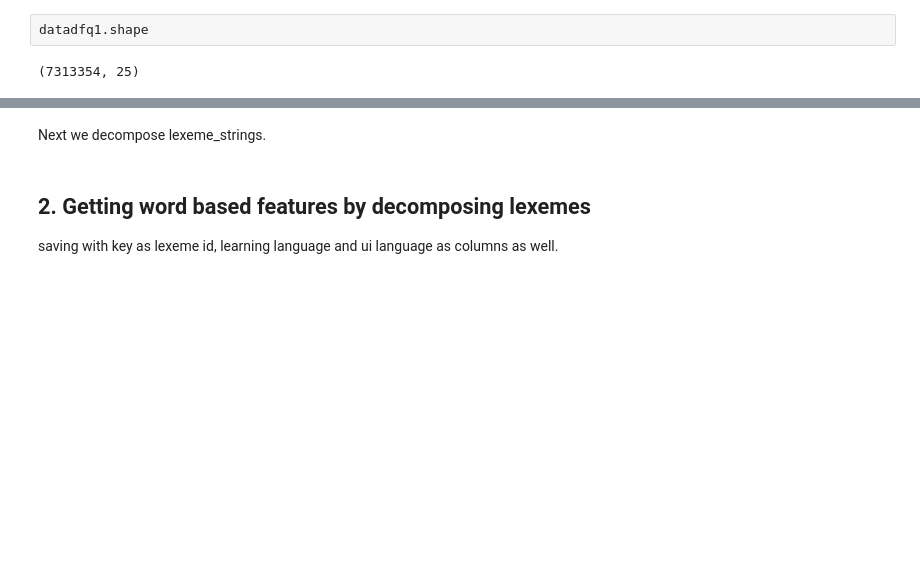
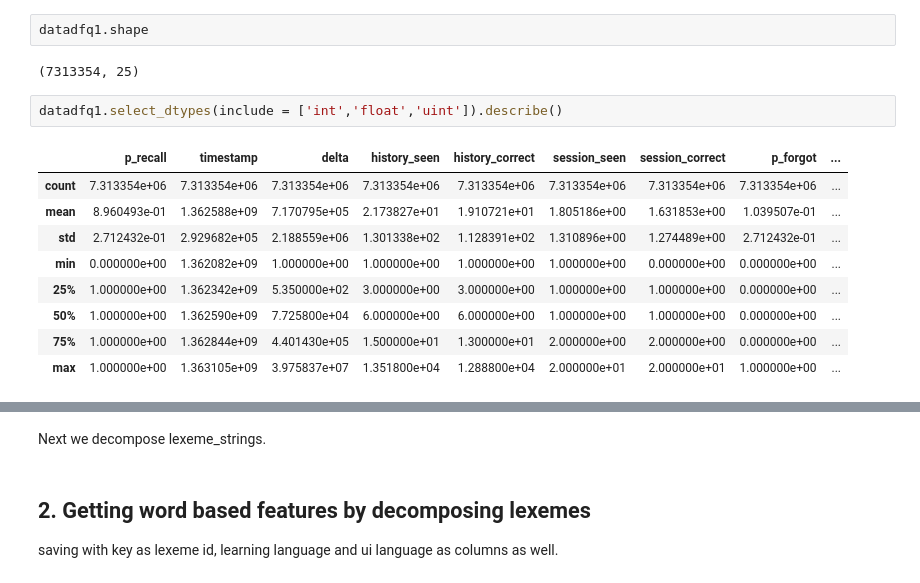
Before and after one commit to rts1988/Duolingo_spaced_repetition, a Jupyter notebook: Duolingo_q1_preprocessing.ipynb, the cells around one changed output, grey strips where cells are left out. Cells and saved outputs as stored; diff of their text form; blank space fills up the shorter version.

```diff
--- a/Duolingo_q1_preprocessing.ipynb
+++ b/Duolingo_q1_preprocessing.ipynb
@@ -158,3 +157,15 @@ datadfq1 = pd.concat([datadfq1, UIL_dummies],axis=1)
 datadfq1.shape
 # %% [output]
 (7313354, 25)
+# %%
+datadfq1.select_dtypes(include = ['int','float','uint']).describe()
+# %% [output]
+|  | p_recall | timestamp | delta | history_seen | history_correct | session_seen | session_correct | p_forgot | ... |
+| count | 7.313354e+06 | 7.313354e+06 | 7.313354e+06 | 7.313354e+06 | 7.313354e+06 | 7.313354e+06 | 7.313354e+06 | 7.313354e+06 | ... |
+| mean | 8.960493e-01 | 1.362588e+09 | 7.170795e+05 | 2.173827e+01 | 1.910721e+01 | 1.805186e+00 | 1.631853e+00 | 1.039507e-01 | ... |
+| std | 2.712432e-01 | 2.929682e+05 | 2.188559e+06 | 1.301338e+02 | 1.128391e+02 | 1.310896e+00 | 1.274489e+00 | 2.712432e-01 | ... |
+| min | 0.000000e+00 | 1.362082e+09 | 1.000000e+00 | 1.000000e+00 | 1.000000e+00 | 1.000000e+00 | 0.000000e+00 | 0.000000e+00 | ... |
+| 25% | 1.000000e+00 | 1.362342e+09 | 5.350000e+02 | 3.000000e+00 | 3.000000e+00 | 1.000000e+00 | 1.000000e+00 | 0.000000e+00 | ... |
+| 50% | 1.000000e+00 | 1.362590e+09 | 7.725800e+04 | 6.000000e+00 | 6.000000e+00 | 1.000000e+00 | 1.000000e+00 | 0.000000e+00 | ... |
+| 75% | 1.000000e+00 | 1.362844e+09 | 4.401430e+05 | 1.500000e+01 | 1.300000e+01 | 2.000000e+00 | 2.000000e+00 | 0.000000e+00 | ... |
+| max | 1.000000e+00 | 1.363105e+09 | 3.975837e+07 | 1.351800e+04 | 1.288800e+04 | 2.000000e+01 | 2.000000e+01 | 1.000000e+00 | ... |
```
Also changed, not shown: parts of 5 cells of this notebook.
